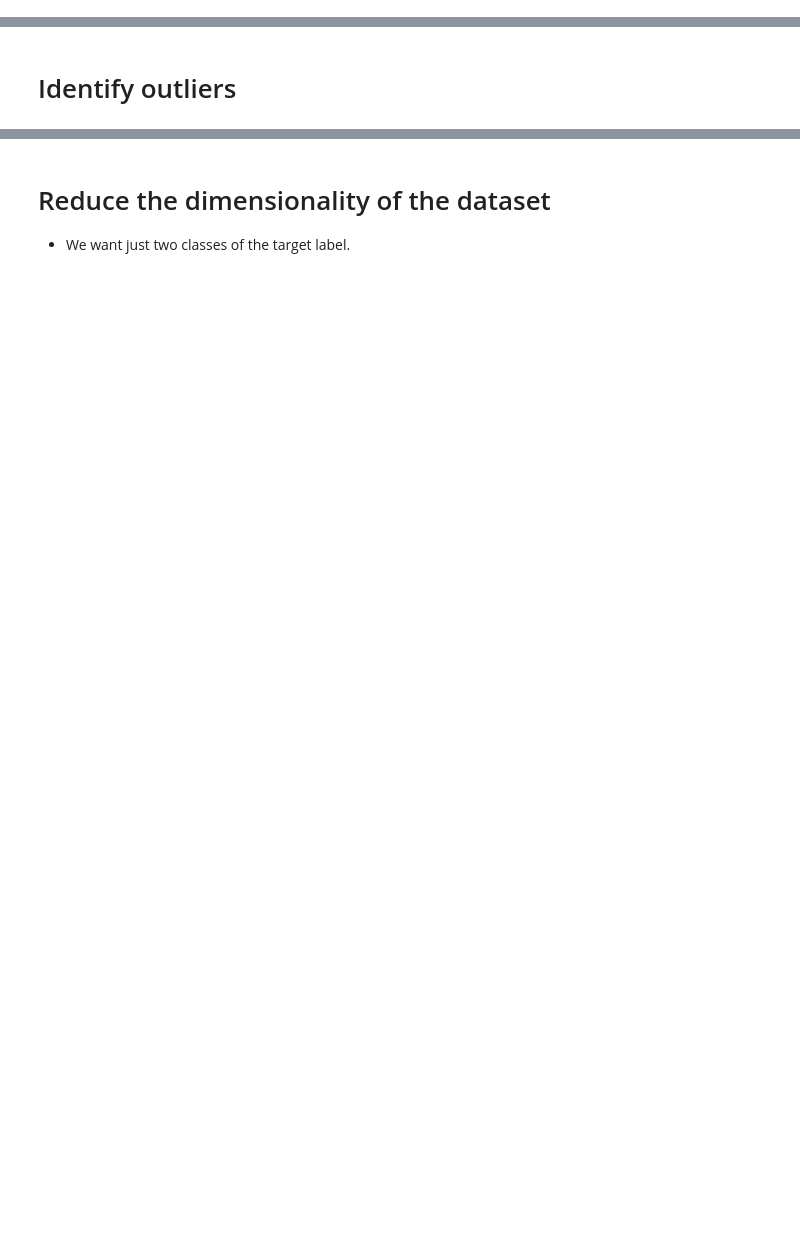
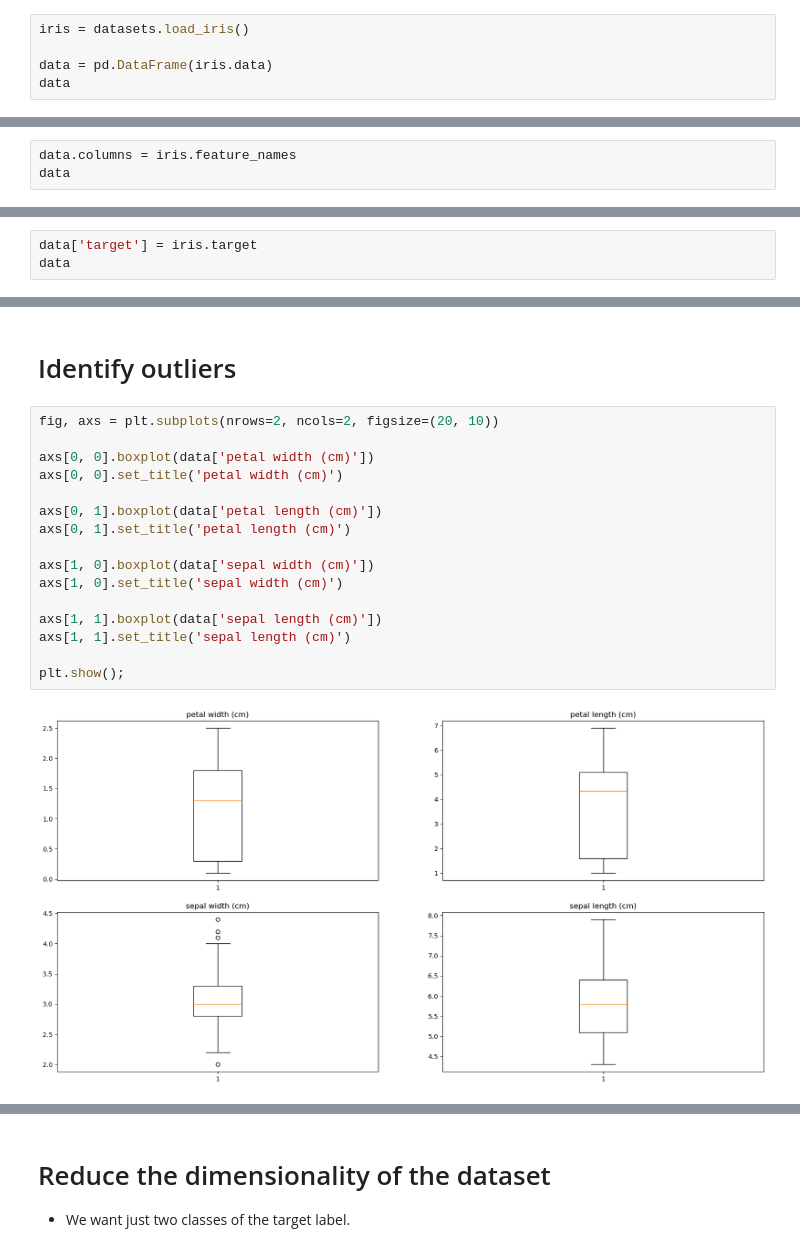
Before and after one commit to Tuwaiq-Data-Science-Bootcamp-V5/SVM_Lab1, a Jupyter notebook: SVMs-Iris.ipynb, the cells around one changed output, grey strips where cells are left out. Saved outputs shown, nothing was run; the diff lists cells and outputs as text; blank space fills up the shorter version.

```diff
--- a/SVMs-Iris.ipynb
+++ b/SVMs-Iris.ipynb
@@ -33,3 +33,8 @@ Libraries used in this project:
     - Do not forget the column names.
     - Also the target label.
 3. Print the first ten rows.
+# %%
+iris = datasets.load_iris()
+
+data = pd.DataFrame(iris.data)
+data
@@ -35,0 +55,3 @@ Libraries used in this project:
+# %%
+data.columns = iris.feature_names
+data
@@ -35,0 +72,3 @@ Libraries used in this project:
+# %%
+data['target'] = iris.target
+data
@@ -38,2 +140,20 @@ Libraries used in this project:
 # %% [markdown]
 # Identify outliers
+# %%
+fig, axs = plt.subplots(nrows=2, ncols=2, figsize=(20, 10))
+
+axs[0, 0].boxplot(data['petal width (cm)'])
+axs[0, 0].set_title('petal width (cm)')
+
+axs[0, 1].boxplot(data['petal length (cm)'])
+axs[0, 1].set_title('petal length (cm)')
+
+axs[1, 0].boxplot(data['sepal width (cm)'])
+axs[1, 0].set_title('sepal width (cm)')
+
+axs[1, 1].boxplot(data['sepal length (cm)'])
+axs[1, 1].set_title('sepal length (cm)')
+
+plt.show();
+# %% [output]
+[figure, added]
```
Also changed, not shown: parts of 29 cells of this notebook, 1 other file.
